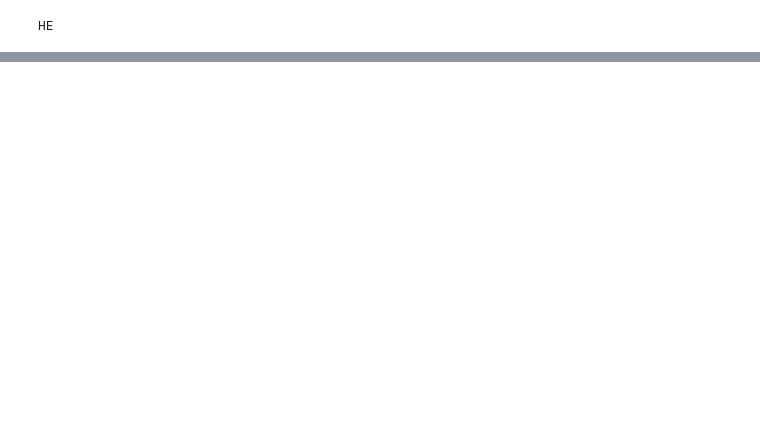
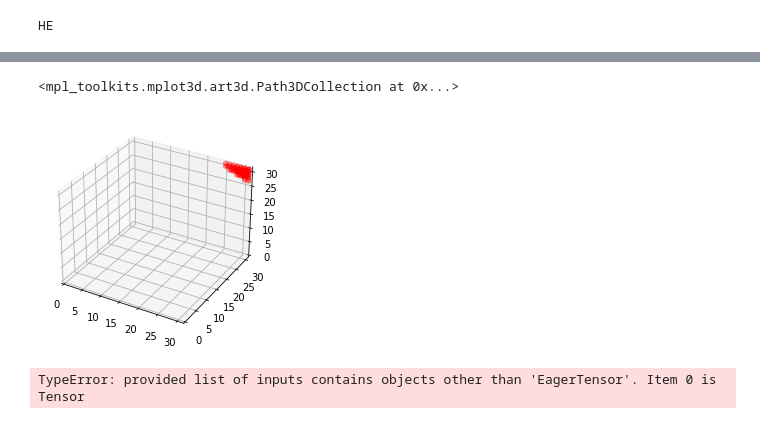
Before and after one commit to bdubey/gpvae_latent_3d, a Jupyter notebook: bproject.ipynb, the cells around one changed output, grey strips where cells are left out. Drawn from its saved outputs; the diff is of its cells as text; code cells hidden in the pictures; blank space fills up the shorter version.

```diff
--- a/bproject.ipynb
+++ b/bproject.ipynb
@@ -928,0 +1064,14 @@ HE
+# %%
+px=py=pz=32
+r = 2
+tmax=40
+vid_batch = build_video_batch_graph(batch=batch, tmax=tmax, px=px, py=py,pz=pz, r=2, lt=vid_lt)
+fig = plt.figure(figsize=(5, 5))
+ax = fig.add_subplot(111, projection='3d')
+ax.set_xlim(0,px)
+ax.set_ylim(0,py)
+ax.set_zlim(0,pz)
+for i in range(tmax):
+    z,x,y = vid_batch[0][i].numpy().nonzero()
+    ax.scatter(x, y, z, zdir='z', c= 'black', s=0.8)
+    plt.savefig("demo.png")
@@ -928,0 +1086,16 @@ HE
+# %%
+fig = plt.figure()
+ax = fig.add_subplot(111, projection='3d')
+z,x,y = vid_batch[0][9].numpy().nonzero()
+ax.set_xlim(0,31)
+ax.set_ylim(0,31)
+ax.set_zlim(0,31)
+ax.scatter(x, y, z, zdir='z', c= 'red')
+# %% [output]
+<mpl_toolkits.mplot3d.art3d.Path3DCollection at 0x...>
+[figure, added]
+# %%
+vid_batch[0][9].numpy().nonzero()
+# z
+# %% [output]
+TypeError: provided list of inputs contains objects other than 'EagerTensor'. Item 0 is Tensor
```
Also changed, not shown: parts of 26 cells of this notebook.
